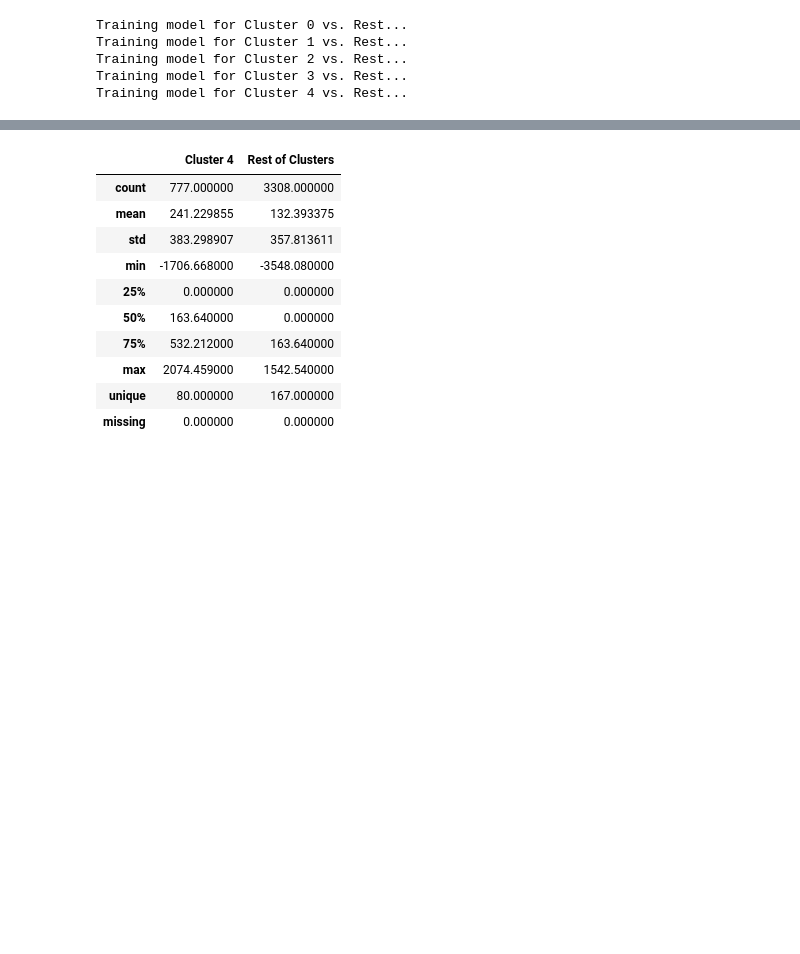
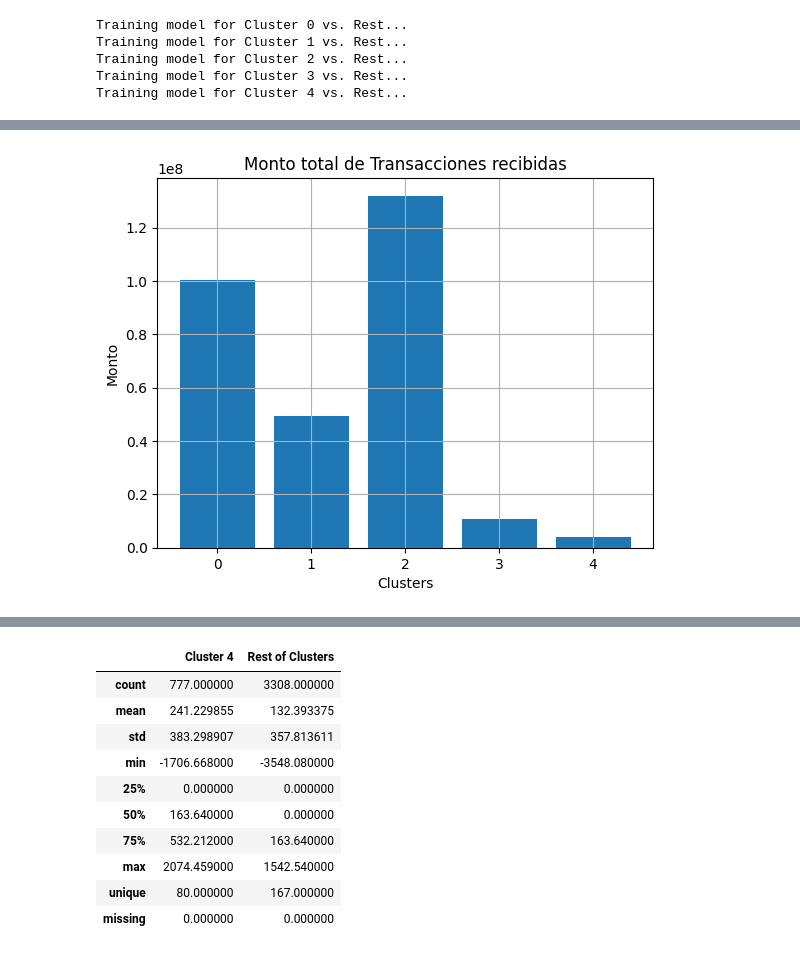
Before and after one commit to CLCHRISLOMBARDO/churn-prediction-bank, a Jupyter notebook: test copy.ipynb, the cells around one changed output, grey strips where cells are left out. Cells and saved outputs as stored; diff of their text form; code cells hidden in the pictures; blank space fills up the shorter version.

```diff
--- a/test copy.ipynb
+++ b/test copy.ipynb
@@ -178,0 +211,10 @@ for k in range(5):
+# %%
+monto_transf_recibidas=df.groupby("cluster")["mtransferencias_recibidas"].sum()
+plt.bar([0,1,2,3,4] ,monto_transf_recibidas.values )
+plt.grid(True)
+plt.xlabel("Clusters")
+plt.ylabel("Monto")
+plt.title("Monto total de Transacciones recibidas")
+plt.show()
+# %% [output]
+[figure, added]
```
Also changed, not shown: parts of 17 cells of this notebook.
